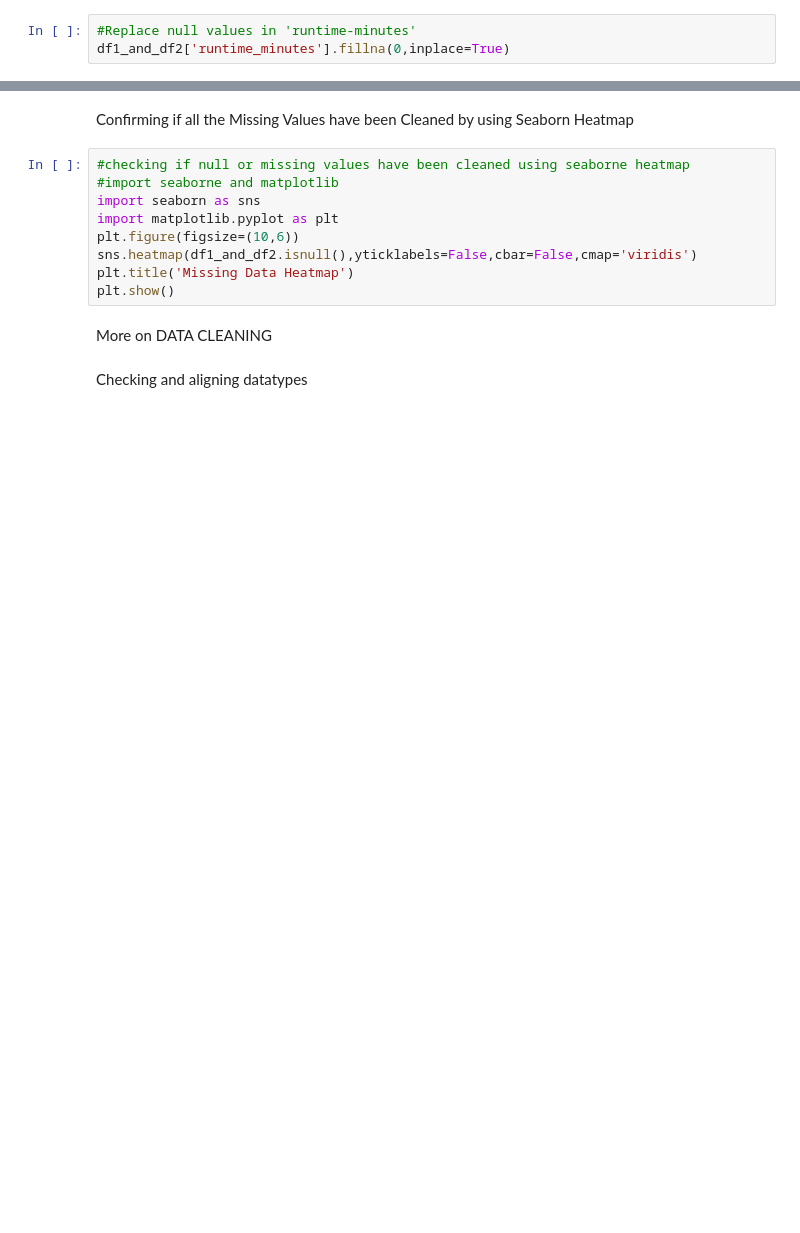
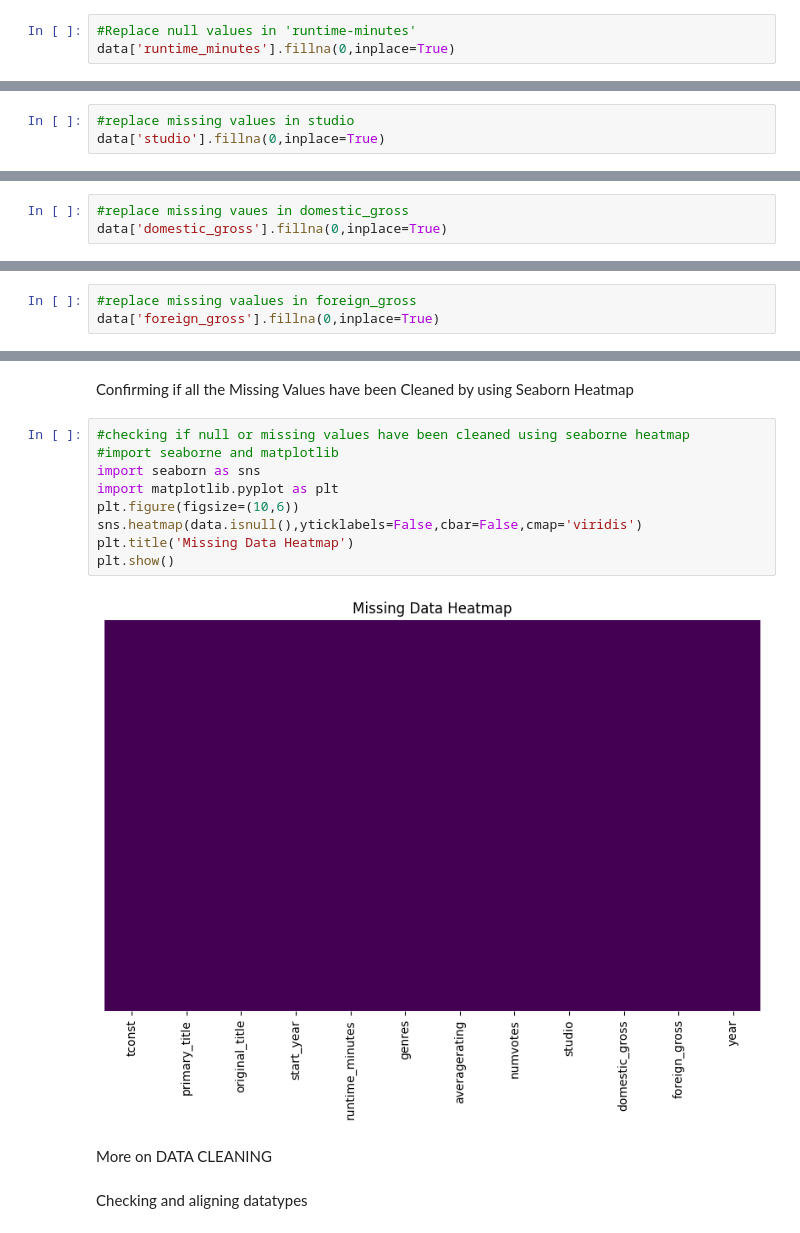
Before and after one commit to CharityAgutu/dsc-prework-jupyter-notebook, a Jupyter notebook: student.ipynb, the cells around one changed output, grey strips where cells are left out. Drawn from its saved outputs; the diff is of its cells as text; blank space fills up the shorter version.

```diff
--- a/student.ipynb
+++ b/student.ipynb
@@ -143,6 +293,6 @@ df1_and_df2.isnull().sum()
 Cleaning null or Missing values in 'runtime_minutes' column
 # %%
 #Replace null values in 'runtime-minutes'
-df1_and_df2['runtime_minutes'].fillna(0,inplace=True)
+data['runtime_minutes'].fillna(0,inplace=True)
 # %%
 #Check if null values are replaced
@@ -149,0 +316,3 @@ df1_and_df2.isnull().sum()
+# %%
+#replace missing values in studio
+data['studio'].fillna(0,inplace=True)
@@ -149,0 +338,3 @@ df1_and_df2.isnull().sum()
+# %%
+#replace missing vaues in domestic_gross
+data['domestic_gross'].fillna(0,inplace=True)
@@ -149,0 +360,3 @@ df1_and_df2.isnull().sum()
+# %%
+#replace missing vaalues in foreign_gross
+data['foreign_gross'].fillna(0,inplace=True)
@@ -152,12 +382,14 @@ Confirming if all the Missing Values have been Cleaned by using Seaborn Heatmap
 # %%
 #checking if null or missing values have been cleaned using seaborne heatmap
 #import seaborne and matplotlib
 import seaborn as sns
 import matplotlib.pyplot as plt
 plt.figure(figsize=(10,6))
-sns.heatmap(df1_and_df2.isnull(),yticklabels=False,cbar=False,cmap='viridis')
+sns.heatmap(data.isnull(),yticklabels=False,cbar=False,cmap='viridis')
 plt.title('Missing Data Heatmap')
 plt.show()
+# %% [output]
+[figure, added]
 # %% [markdown]
 More on DATA CLEANING
 # %% [markdown]
```
Also changed, not shown: parts of 87 cells of this notebook.
